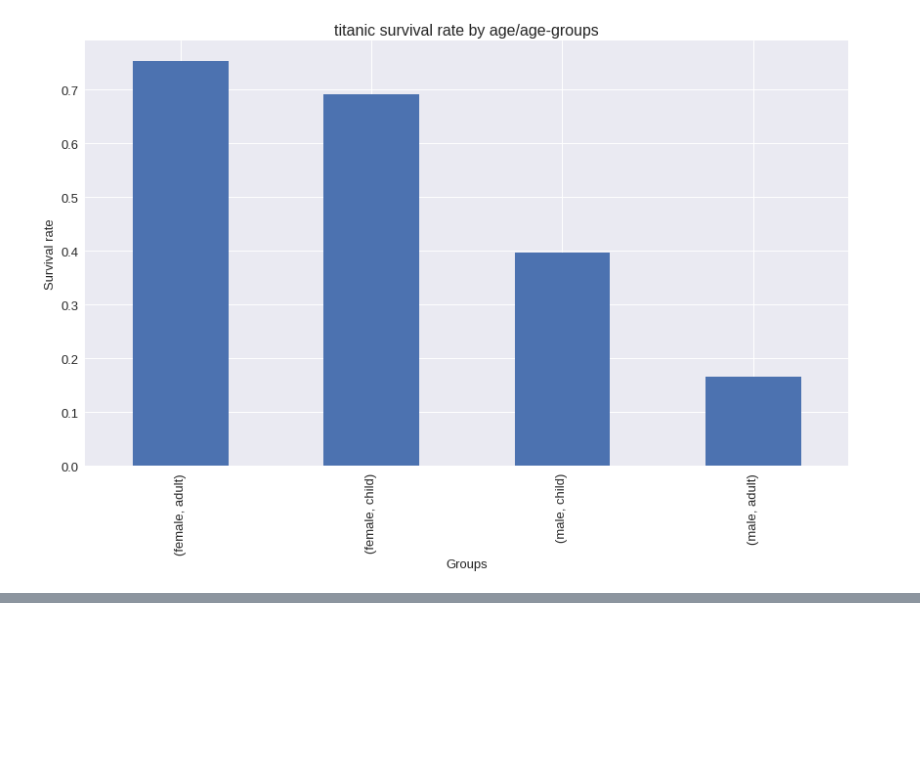
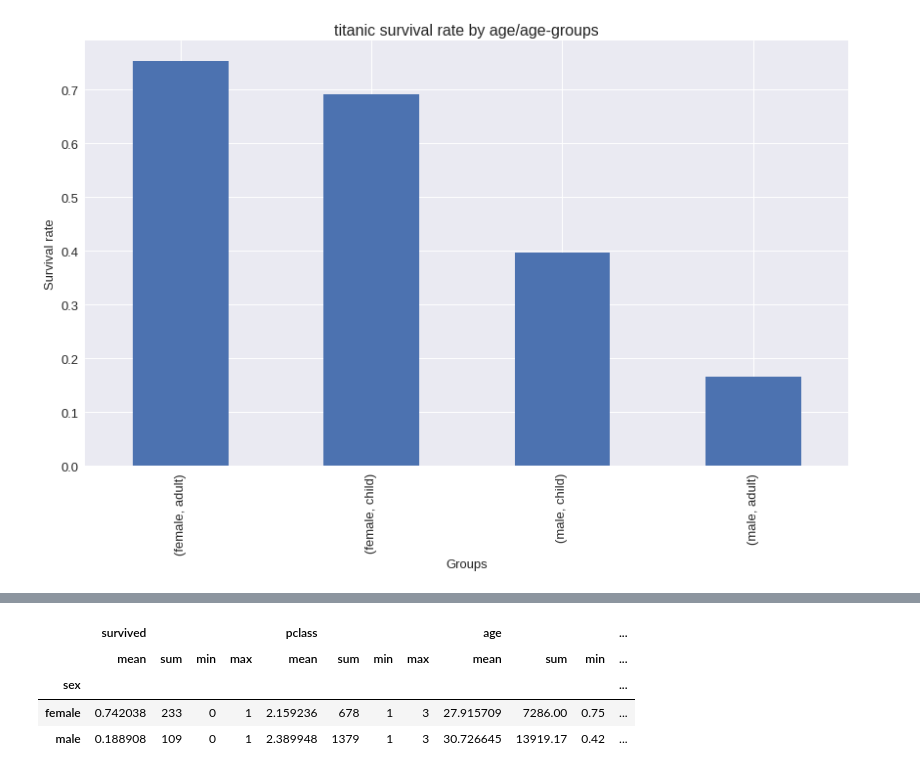
Before and after one commit to satenderlamba/Data-Science-with-Pandas, a Jupyter notebook: 2. Full Data Workflow A-Z/4. Groupby Operations/Groupby operations.ipynb, the cells around one changed output, grey strips where cells are left out. Drawn from its saved outputs; the diff is of its cells as text; code cells hidden in the pictures; blank space fills up the shorter version.

```diff
--- a/2. Full Data Workflow A-Z/4. Groupby Operations/Groupby operations.ipynb
+++ b/2. Full Data Workflow A-Z/4. Groupby Operations/Groupby operations.ipynb
@@ -508,0 +511,4 @@ plt.show()
+# %%
+import pandas as pd
+titanic = pd.read_csv('titanic.csv', usecols = ['survived', 'pclass', 'sex', 'age', 'fare'])
+titanic.head()
@@ -508,0 +522,8 @@ plt.show()
+# %%
+titanic.groupby('sex').agg(['mean', 'sum', 'min', 'max'])
+# %% [output]
+|  | survived |  |  |  | pclass |  |  |  | age |  |  | ... |
+|  | mean | sum | min | max | mean | sum | min | max | mean | sum | min | ... |
+| sex |  |  |  |  |  |  |  |  |  |  |  | ... |
+| female | 0.742038 | 233 | 0 | 1 | 2.159236 | 678 | 1 | 3 | 27.915709 | 7286.00 | 0.75 | ... |
+| male | 0.188908 | 109 | 0 | 1 | 2.389948 | 1379 | 1 | 3 | 30.726645 | 13919.17 | 0.42 | ... |
```
Also changed, not shown: parts of 3 cells of this notebook.
